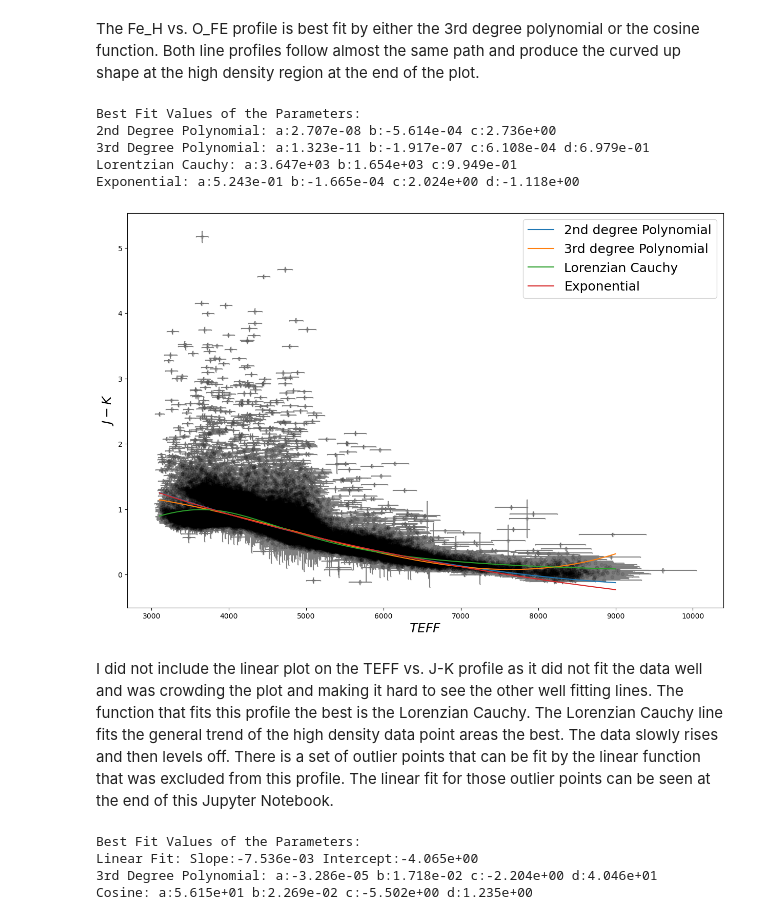
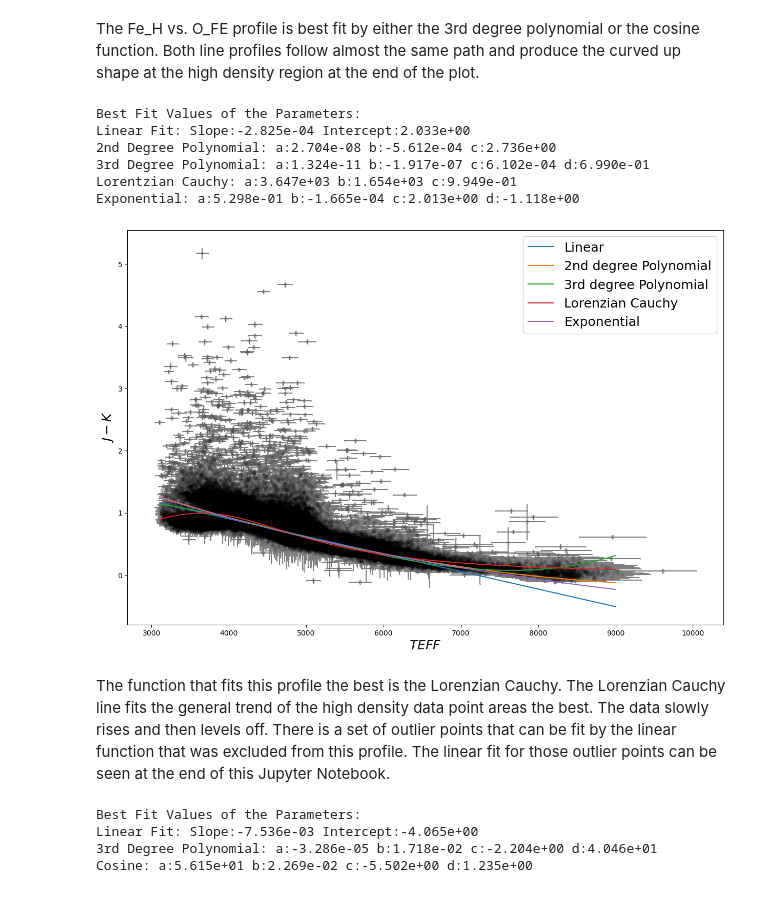
Before and after one commit to aprhorton/PHY60323, a Jupyter notebook: Week11_HW.ipynb, the cells around one changed output. Saved outputs shown, nothing was run; the diff lists cells and outputs as text; code cells hidden in the pictures.

```diff
--- a/Week11_HW.ipynb
+++ b/Week11_HW.ipynb
@@ -358,8 +358,8 @@ xdat_err = star['TEFF_ERR'][good][mask_1]
 ydat_err = np.sqrt(star['J_ERR'][good][mask_1]**2+star['K_ERR'][good][mask_1]**2)
 
 print("Best Fit Values of the Parameters:")
-#slope, intercept = mcFit2(linear, xdat, ydat, ydat_err, xdat_err)
-#print('Linear Fit:', "Slope:{:.3e}".format(slope)+" "+"Intercept:{:.3e}".format(intercept))
+slope, intercept = mcFit2(linear, xdat, ydat, ydat_err, xdat_err, p0=[-0.0001,1.2])
+print('Linear Fit:', "Slope:{:.3e}".format(slope)+" "+"Intercept:{:.3e}".format(intercept))
 a_poly_2,b_poly_2,c_poly_2 = mcFit3(poly2, xdat, ydat, ydat_err, xdat_err)
 print("2nd Degree Polynomial:", "a:{:.3e}".format(a_poly_2)+" "+"b:{:.3e}".format(b_poly_2)+" "+"c:{:.3e}".format(c_poly_2))
 a_poly_3,b_poly_3,c_poly_3,d_poly_3 = mcFit4(poly3, xdat, ydat, ydat_err, xdat_err)
@@ -371,40 +371,41 @@ print("Lorentzian Cauchy:","a:{:.3e}".format(a_lorentz)+" "+"b:{:.3e}".format(b_
 #print("Sigmoid:",  "a:{:.3e}".format(a_sig)+" "+"b:{:.3e}".format(b_sig)+" "+"c:{:.3e}".format(c_sig)+" "+"d:{:.3e}".format(d_sig))
 #a_4,b_4,c_4,d_4 = mcFit4(logfit, xdat, ydat, ydat_err, xdat_err, p0=[-5,0.5,850,25])
 #print("Log:","a:{:.3e}".format(a_4)+" "+"b:{:.3e}".format(b_4)+" "+"c:{:.3e}".format(c_4)+" "+"d:{:.3e}".format(d_4))
 a_exp,b_exp,c_exp,d_exp = mcFit4(exponential,xdat, ydat, ydat_err, xdat_err, p0=[0,0,0,0])
 print("Exponential:", "a:{:.3e}".format(a_exp)+" "+"b:{:.3e}".format(b_exp)+" "+"c:{:.3e}".format(c_exp)+" "+"d:{:.3e}".format(d_exp))
 
 
 
 xfine = np.linspace(3100, 9000, 1000)
 fig = plt.figure(figsize=(15,10))
 ax = fig.add_subplot(111)
 ax.scatter(xdat,ydat,s=20,c='black',alpha=0.1)
 ax.errorbar(xdat,ydat,xerr= xdat_err,yerr=ydat_err, c='tab:gray',
             fmt='.', markersize=0.75, capsize=1 ,zorder=0)
-#ax.plot(xfine, linear(xfine, np.mean(slope), np.mean(intercept)), label='Linear')
+ax.plot(xfine, linear(xfine, np.mean(slope), np.mean(intercept)), label='Linear')
 ax.plot(xfine, poly2(xfine, np.mean(a_poly_2), np.mean(b_poly_2), np.mean(c_poly_2)), label='2nd degree Polynomial')
 ax.plot(xfine, poly3(xfine, np.mean(a_poly_3), np.mean(b_poly_3), np.mean(c_poly_3), np.mean(d_poly_3)), label='3rd degree Polynomial')
 ax.plot(xfine, lorentzian_cauchy(xfine, np.mean(a_lorentz), np.mean(b_lorentz), np.mean(c_lorentz)), label='Lorenzian Cauchy')
 #ax.plot(xfine, sigmoid(xfine, np.mean(a_sig), np.mean(b_sig), np.mean(c_sig),np.mean(d_sig)), label='Sigmoid')
 #ax.plot(xfine, logfit(xfine, np.mean(a_4), np.mean(b_4), np.mean(c_4), np.mean(d_4)), label='Log')
 ax.plot(xfine, exponential(xfine, np.mean(a_exp), np.mean(b_exp), np.mean(c_exp), np.mean(d_exp)), label='Exponential')
 
 plt.legend(loc='best', fontsize=18)
 
 ax.set_xlabel('$TEFF$', fontsize=18)
 ax.set_ylabel('$J-K$', fontsize=18)
 
 plt.show()
 # %% [output]
 Best Fit Values of the Parameters:
-2nd Degree Polynomial: a:2.707e-08 b:-5.614e-04 c:2.736e+00
-3rd Degree Polynomial: a:1.323e-11 b:-1.917e-07 c:6.108e-04 d:6.979e-01
+Linear Fit: Slope:-2.825e-04 Intercept:2.033e+00
+2nd Degree Polynomial: a:2.704e-08 b:-5.612e-04 c:2.736e+00
+3rd Degree Polynomial: a:1.324e-11 b:-1.917e-07 c:6.102e-04 d:6.990e-01
 Lorentzian Cauchy: a:3.647e+03 b:1.654e+03 c:9.949e-01
-Exponential: a:5.243e-01 b:-1.665e-04 c:2.024e+00 d:-1.118e+00
+Exponential: a:5.298e-01 b:-1.665e-04 c:2.013e+00 d:-1.118e+00
-[figure, old version]
+[figure, new version]
 # %% [markdown]
-I did not include the linear plot on the TEFF vs. J-K profile as it did not fit the data well and was crowding the plot and making it hard to see the other well fitting lines. The function that fits this profile the best is the Lorenzian Cauchy. The Lorenzian Cauchy line fits the general trend of the high density data point areas the best. The data slowly rises and then levels off. There is a set of outlier points that can be fit by the linear function that was excluded from this profile. The linear fit for those outlier points can be seen at the end of this Jupyter Notebook.
+The function that fits this profile the best is the Lorenzian Cauchy. The Lorenzian Cauchy line fits the general trend of the high density data point areas the best. The data slowly rises and then levels off. There is a set of outlier points that can be fit by the linear function that was excluded from this profile. The linear fit for those outlier points can be seen at the end of this Jupyter Notebook.
 # %%
 #problem 5 Select stars only with with  −10<𝐺𝐿𝐴𝑇<10 Fit {\bf GLON vs. VHEILO_AVG (VERR)
 
```
